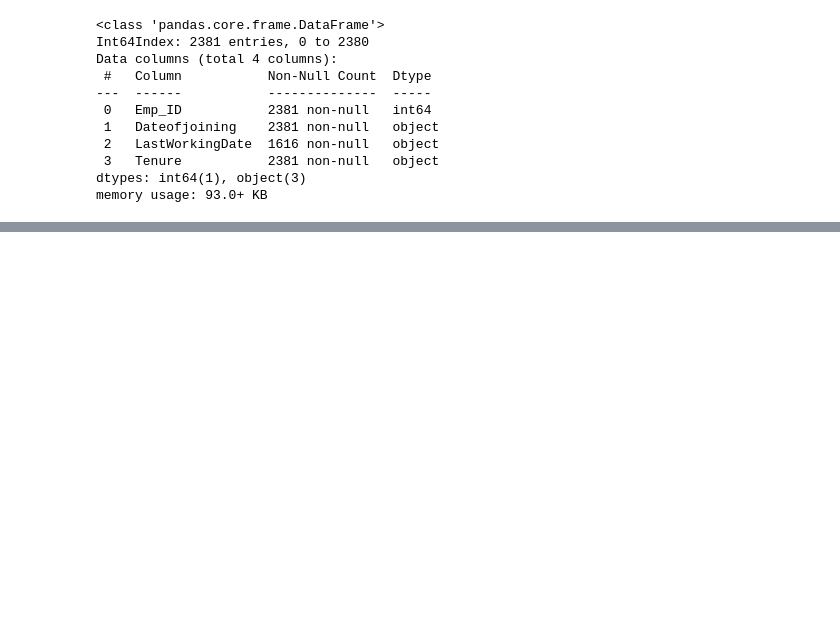
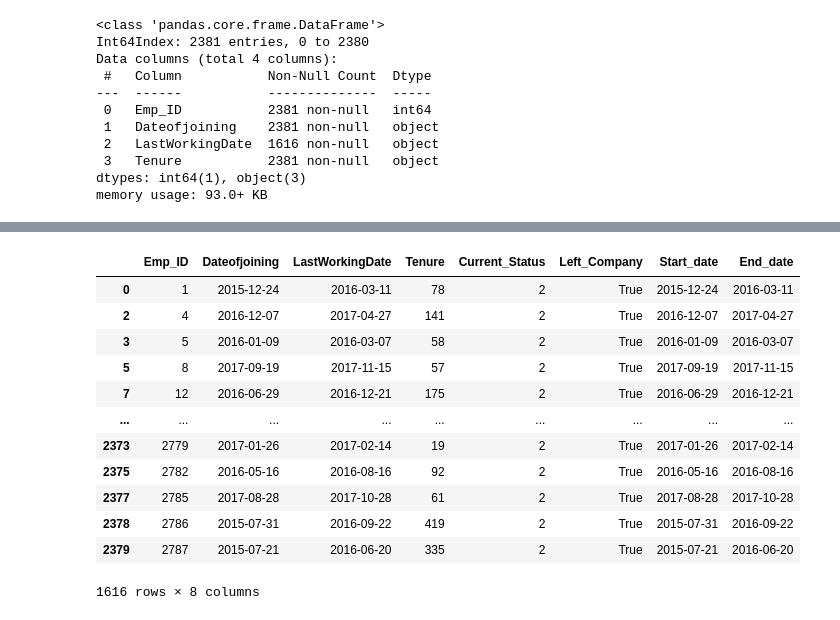
Before and after one commit to shanCH3n/Project1-DAbootcamp-Grp2, a Jupyter notebook: 01_Data/EmployeeAttrition_data_clean.ipynb, the cells around one changed output, grey strips where cells are left out. Saved outputs shown, nothing was run; the diff lists cells and outputs as text; code cells hidden in the pictures; blank space fills up the shorter version.

```diff
--- a/01_Data/EmployeeAttrition_data_clean.ipynb
+++ b/01_Data/EmployeeAttrition_data_clean.ipynb
@@ -161,0 +248,17 @@ new_df
+# %%
+term_df = new_df.loc[new_df['Left_Company']== True,:]
+term_df
+# %% [output]
+|  | Emp_ID | Dateofjoining | LastWorkingDate | Tenure | Current_Status | Left_Company | Start_date | End_date |
+| 0 | 1 | 2015-12-24 | 2016-03-11 | 78 | 2 | True | 2015-12-24 | 2016-03-11 |
+| 2 | 4 | 2016-12-07 | 2017-04-27 | 141 | 2 | True | 2016-12-07 | 2017-04-27 |
+| 3 | 5 | 2016-01-09 | 2016-03-07 | 58 | 2 | True | 2016-01-09 | 2016-03-07 |
+| 5 | 8 | 2017-09-19 | 2017-11-15 | 57 | 2 | True | 2017-09-19 | 2017-11-15 |
+| 7 | 12 | 2016-06-29 | 2016-12-21 | 175 | 2 | True | 2016-06-29 | 2016-12-21 |
+| ... | ... | ... | ... | ... | ... | ... | ... | ... |
+| 2373 | 2779 | 2017-01-26 | 2017-02-14 | 19 | 2 | True | 2017-01-26 | 2017-02-14 |
+| 2375 | 2782 | 2016-05-16 | 2016-08-16 | 92 | 2 | True | 2016-05-16 | 2016-08-16 |
+| 2377 | 2785 | 2017-08-28 | 2017-10-28 | 61 | 2 | True | 2017-08-28 | 2017-10-28 |
+| 2378 | 2786 | 2015-07-31 | 2016-09-22 | 419 | 2 | True | 2015-07-31 | 2016-09-22 |
+| 2379 | 2787 | 2015-07-21 | 2016-06-20 | 335 | 2 | True | 2015-07-21 | 2016-06-20 |
+1616 rows × 8 columns
```
Also changed, not shown: parts of 11 cells of this notebook.
